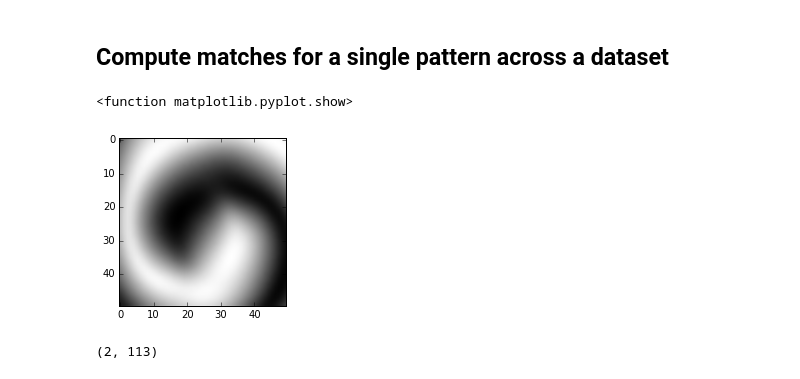
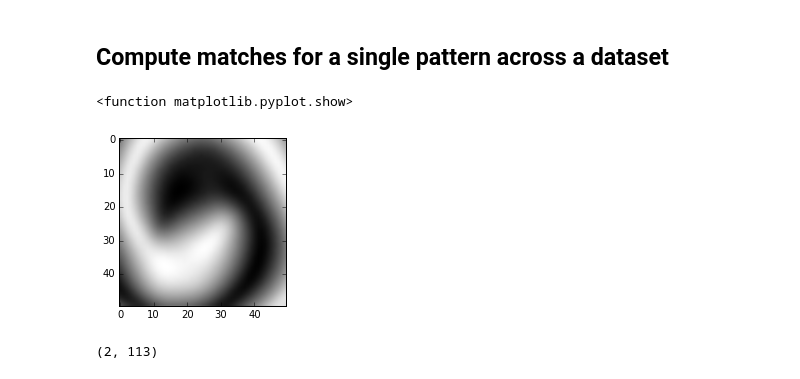
Before and after one commit to rachellevanger/image-tda-rayleigh-benard-convection, a Jupyter notebook: docs/ClassificationOfRBCDefectsSIFT.ipynb, the cells around one changed output. Cells and saved outputs as stored; diff of their text form; code cells hidden in the pictures.

```diff
--- a/docs/ClassificationOfRBCDefectsSIFT.ipynb
+++ b/docs/ClassificationOfRBCDefectsSIFT.ipynb
@@ -35,7 +28,7 @@ crop_radius = 210-roll_width # Radius of circular crop
 keypoint_orientation_bins = 19
 
 
-sFeatureVectors = ['/r4000_2016_11_01_superfast/g21flow/feature_vectors_test/%06d.txt', '/r4000_2016_11_01_superfast/g21flow_4000/feature_vectors_test/%06d.txt']
+sFeatureVectors = ['/r4000_2016_11_01_superfast/g21flow/feature_vectors/%06d.txt', '/r4000_2016_11_01_superfast/g21flow_4000/feature_vectors/%06d.txt']
 sBmp = ['/r4000_2016_11_01_superfast/g21flow/bmps/%06d.bmp', '/r4000_2016_11_01_superfast/g21flow_4000/bmps/%06d.bmp']
 
 sFeatureVectors[1] = sFeatureVectors[0]
@@ -406,41 +399,43 @@ Feature #5
 ## Compute matches for a single pattern across a dataset
 # %%
 presets = [[1330, 348, 147], [1400, 375, 195], [1525, 142, 220], [1165, 242, 190], [1860, 226, 120], \
-           [1100, 364, 196], [1035, 245, 205], [1055, 150, 360], [1485, 300, 163], [2850, 160, 350]]
+           [1100, 364, 196], [1035, 245, 205], [1055, 150, 360], [1485, 300, 163], [2850, 160, 350], \
+           [1970, 160, 360]]
 
 # Preset catalog
 # 0 = grain boundary
 # 1 = plume next to bridge
 # 2 = concave disclination
 # 3 = dimple formation
 # 4 = thin bridge
 # 5 = plume formation
 # 6 = figure eight
 # 7 = right-handed spiral
 # 8 = other figure eight
 # 9 = continuation of (7) at frame 2800
+# 10 = continuation of (7) at frame 1970
 
-preset_idx = 9
+preset_idx = 10
 radius = 25
 
 t1 = presets[preset_idx][0]
 x = presets[preset_idx][1]
 y = presets[preset_idx][2]
 
 x = [x-radius, x+radius]
 y = [y-radius, y+radius]
 
 features1, bmp1 = loadData(t1, 0)
 features1 = np.asarray(features1)
 
 plt.set_cmap('gray')
 plt.rcParams['figure.figsize'] = (3.0, 3.0)
 bmp_cropped = bmp1[y[0]:y[1], x[0]:x[1]]
 plt.imshow(bmp_cropped)
 plt.show
 # %% [output]
 <function matplotlib.pyplot.show>
-[figure, old version]
+[figure, new version]
 # %%
 location1 = np.asarray([np.average(x), np.average(y)])
 
```
Also changed, not shown: parts of 9 cells of this notebook, 2 other files.
